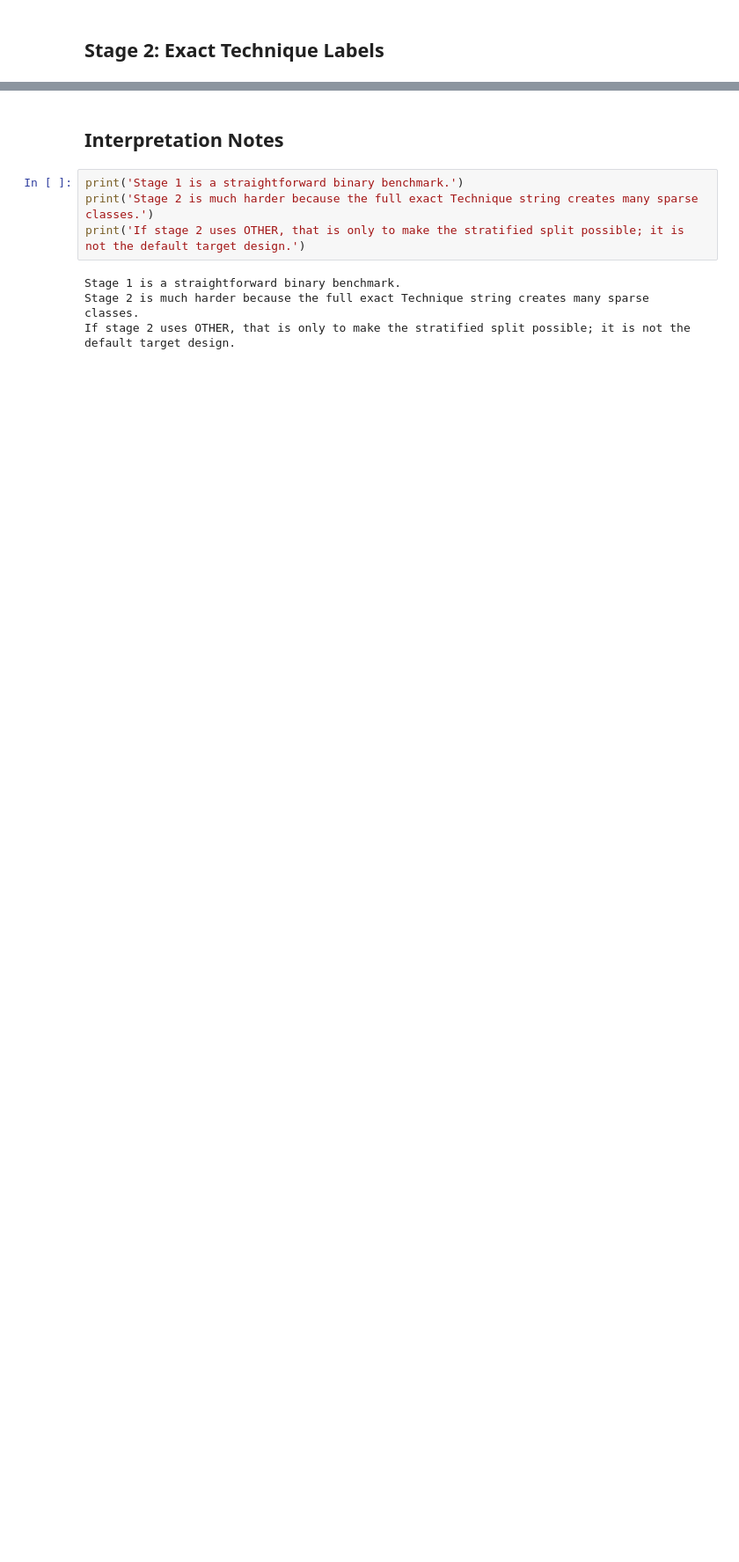
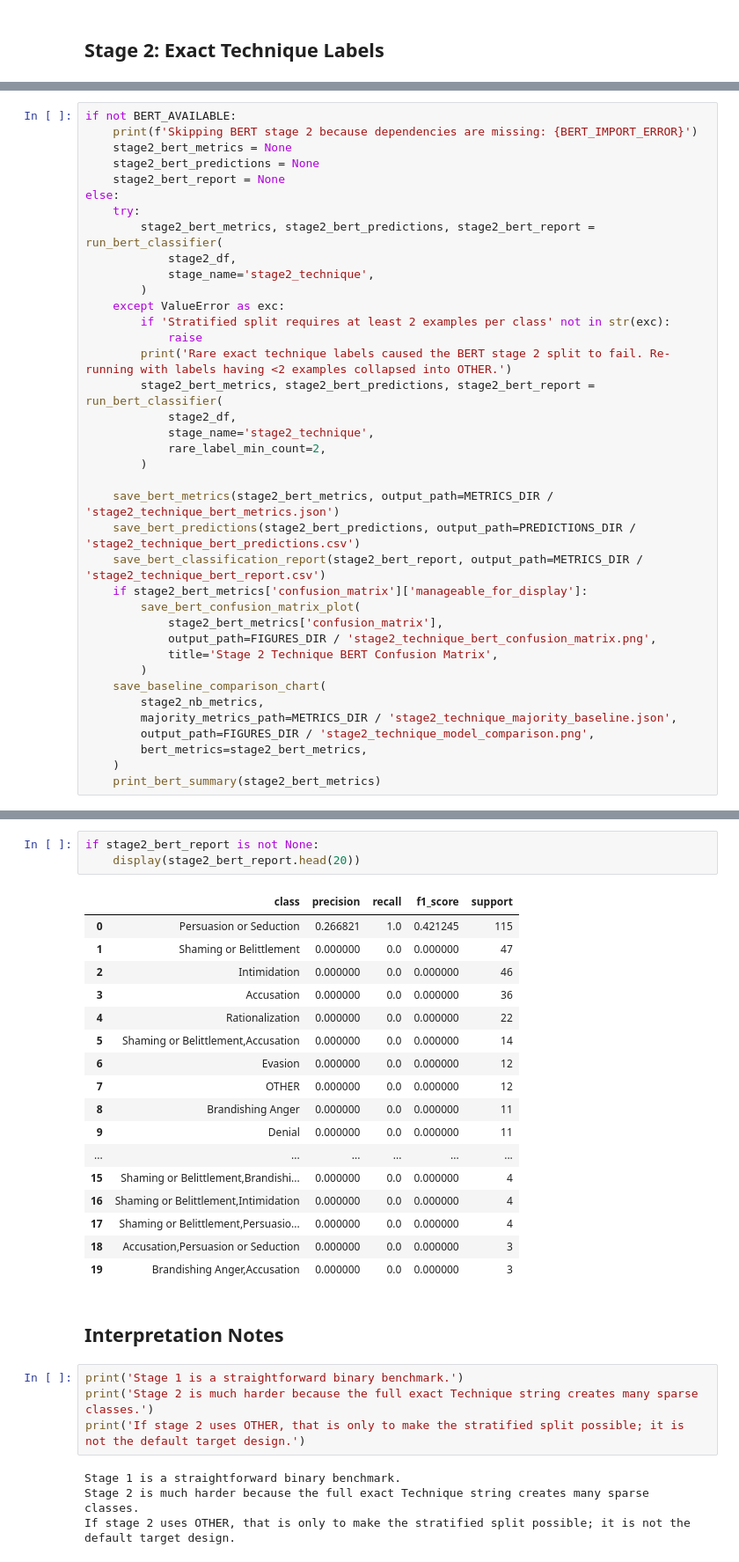
Before and after one commit to MaycolYahir/485-Predicting-Manipulation-text, a Jupyter notebook: notebooks/02_text_only_models.ipynb, the cells around one changed output, grey strips where cells are left out. Shown at 88% size. Saved outputs shown, nothing was run; the diff lists cells and outputs as text; blank space fills up the shorter version.

```diff
--- a/notebooks/02_text_only_models.ipynb
+++ b/notebooks/02_text_only_models.ipynb
@@ -168,0 +254,38 @@ display(stage2_nb_report.head(20))
+# %%
+if not BERT_AVAILABLE:
+    print(f'Skipping BERT stage 2 because dependencies are missing: {BERT_IMPORT_ERROR}')
+    stage2_bert_metrics = None
+    stage2_bert_predictions = None
+    stage2_bert_report = None
+else:
+    try:
+        stage2_bert_metrics, stage2_bert_predictions, stage2_bert_report = run_bert_classifier(
+            stage2_df,
+            stage_name='stage2_technique',
+        )
+    except ValueError as exc:
+        if 'Stratified split requires at least 2 examples per class' not in str(exc):
+            raise
+        print('Rare exact technique labels caused the BERT stage 2 split to fail. Re-running with labels having <2 examples collapsed into OTHER.')
+        stage2_bert_metrics, stage2_bert_predictions, stage2_bert_report = run_bert_classifier(
+            stage2_df,
+            stage_name='stage2_technique',
+            rare_label_min_count=2,
+        )
+
+    save_bert_metrics(stage2_bert_metrics, output_path=METRICS_DIR / 'stage2_technique_bert_metrics.json')
+    save_bert_predictions(stage2_bert_predictions, output_path=PREDICTIONS_DIR / 'stage2_technique_bert_predictions.csv')
+    save_bert_classification_report(stage2_bert_report, output_path=METRICS_DIR / 'stage2_technique_bert_report.csv')
+    if stage2_bert_metrics['confusion_matrix']['manageable_for_display']:
+        save_bert_confusion_matrix_plot(
+            stage2_bert_metrics['confusion_matrix'],
+            output_path=FIGURES_DIR / 'stage2_technique_bert_confusion_matrix.png',
+            title='Stage 2 Technique BERT Confusion Matrix',
+        )
+    save_baseline_comparison_chart(
+        stage2_nb_metrics,
+        majority_metrics_path=METRICS_DIR / 'stage2_technique_majority_baseline.json',
+        output_path=FIGURES_DIR / 'stage2_technique_model_comparison.png',
+        bert_metrics=stage2_bert_metrics,
+    )
+    print_bert_summary(stage2_bert_metrics)
@@ -169,3 +324,24 @@ display(stage2_nb_report.head(20))
+# %%
+if stage2_bert_report is not None:
+    display(stage2_bert_report.head(20))
+# %% [output]
+|  | class | precision | recall | f1_score | support |
+| 0 | Persuasion or Seduction | 0.266821 | 1.0 | 0.421245 | 115 |
+| 1 | Shaming or Belittlement | 0.000000 | 0.0 | 0.000000 | 47 |
+| 2 | Intimidation | 0.000000 | 0.0 | 0.000000 | 46 |
+| 3 | Accusation | 0.000000 | 0.0 | 0.000000 | 36 |
+| 4 | Rationalization | 0.000000 | 0.0 | 0.000000 | 22 |
+| 5 | Shaming or Belittlement,Accusation | 0.000000 | 0.0 | 0.000000 | 14 |
+| 6 | Evasion | 0.000000 | 0.0 | 0.000000 | 12 |
+| 7 | OTHER | 0.000000 | 0.0 | 0.000000 | 12 |
+| 8 | Brandishing Anger | 0.000000 | 0.0 | 0.000000 | 11 |
+| 9 | Denial | 0.000000 | 0.0 | 0.000000 | 11 |
+| ... | ... | ... | ... | ... | ... |
+| 15 | Shaming or Belittlement,Brandishi... | 0.000000 | 0.0 | 0.000000 | 4 |
+| 16 | Shaming or Belittlement,Intimidation | 0.000000 | 0.0 | 0.000000 | 4 |
+| 17 | Shaming or Belittlement,Persuasio... | 0.000000 | 0.0 | 0.000000 | 4 |
+| 18 | Accusation,Persuasion or Seduction | 0.000000 | 0.0 | 0.000000 | 3 |
+| 19 | Brandishing Anger,Accusation | 0.000000 | 0.0 | 0.000000 | 3 |
 # %% [markdown]
 ## Interpretation Notes
 # %%
```
Also changed, not shown: parts of 11 cells of this notebook, 19 other files.
